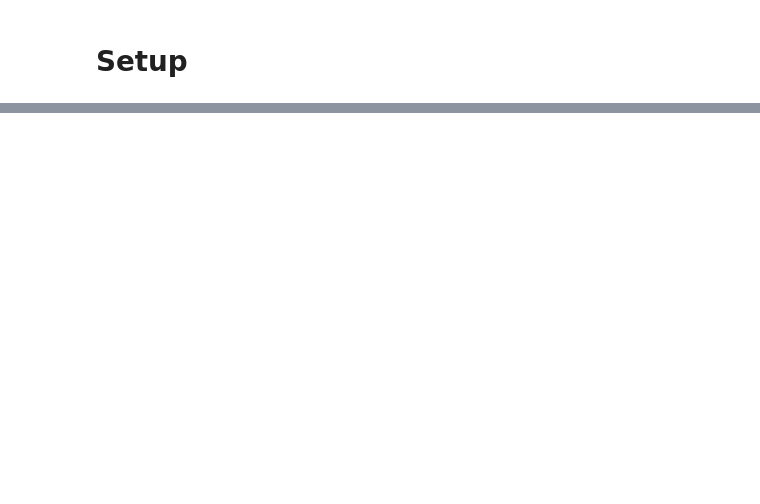
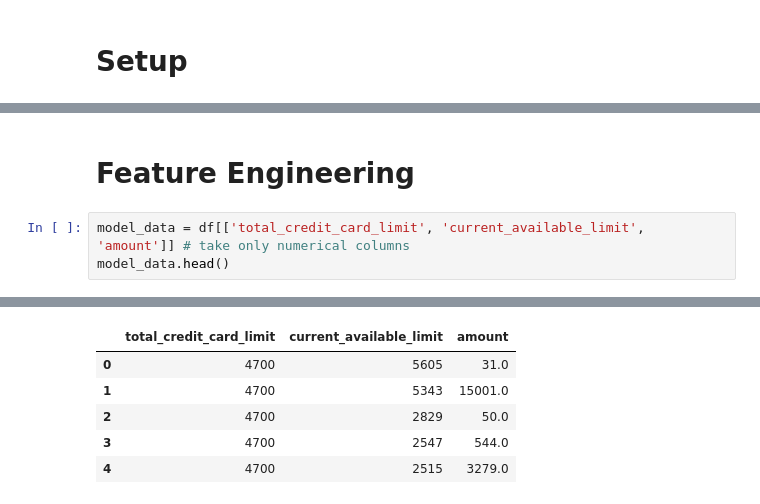
Before and after one commit to xrhd/brazilian-credit-card-spending, a Jupyter notebook: notebooks/02_Modeling.ipynb, the cells around one changed output, grey strips where cells are left out. Saved outputs shown, nothing was run; the diff lists cells and outputs as text; blank space fills up the shorter version.

```diff
--- a/notebooks/02_Modeling.ipynb
+++ b/notebooks/02_Modeling.ipynb
@@ -29,0 +32,6 @@ df
+# %% [markdown]
+# Feature Engineering
+# %%
+model_data = df[['total_credit_card_limit', 'current_available_limit', 'amount']] # take only numerical columns
+model_data.head()
+# %% [output]
@@ -29,0 +39,6 @@ df
+|  | total_credit_card_limit | current_available_limit | amount |
+| 0 | 4700 | 5605 | 31.0 |
+| 1 | 4700 | 5343 | 15001.0 |
+| 2 | 4700 | 2829 | 50.0 |
+| 3 | 4700 | 2547 | 544.0 |
+| 4 | 4700 | 2515 | 3279.0 |
```
Also changed, not shown: parts of 11 cells of this notebook, 1 other file.
